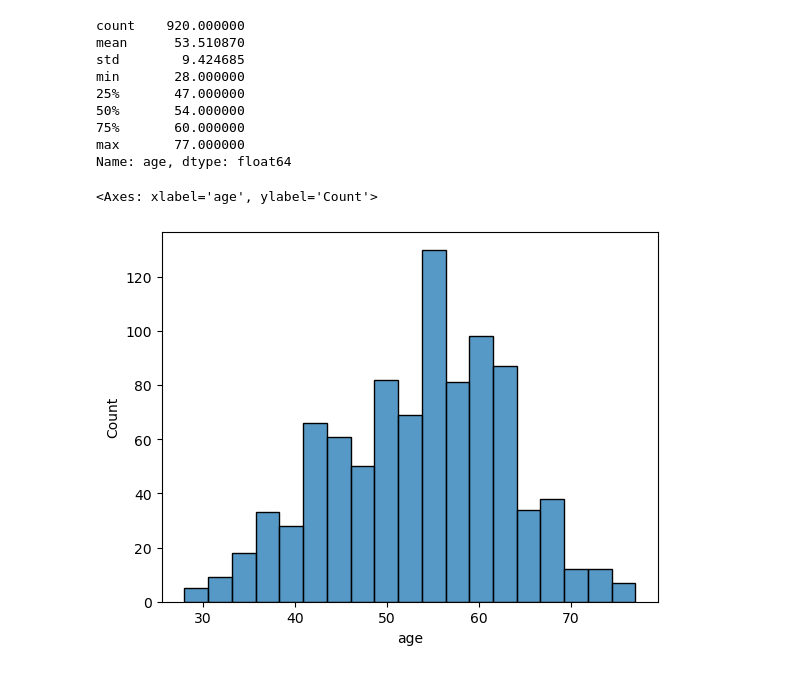
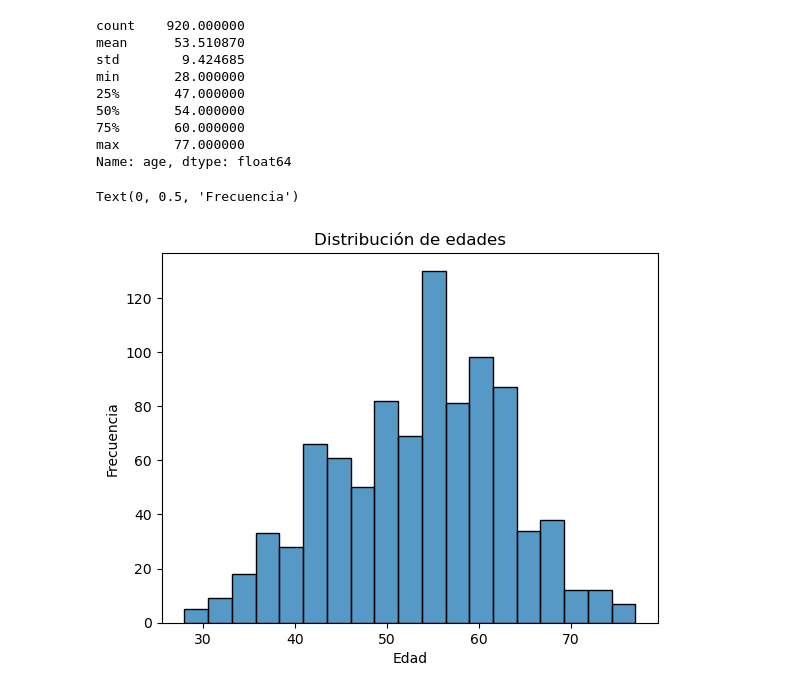
Before and after one commit to EddieRiq/data-science-portfolio, a Jupyter notebook: projects/eda-portfolio/notebooks/01_eda_heart_disease.ipynb, the cells around one changed output. Drawn from its saved outputs; the diff is of its cells as text; code cells hidden in the pictures.

```diff
--- a/projects/eda-portfolio/notebooks/01_eda_heart_disease.ipynb
+++ b/projects/eda-portfolio/notebooks/01_eda_heart_disease.ipynb
@@ -56,6 +56,9 @@ max       77.000000
 Name: age, dtype: float64
 # %%
 sns.histplot(df['age'])
+plt.title("Distribución de edades")
+plt.xlabel("Edad")
+plt.ylabel("Frecuencia")
 # %% [output]
-<Axes: xlabel='age', ylabel='Count'>
+Text(0, 0.5, 'Frecuencia')
-[figure, old version]
+[figure, new version]
```
Also changed, not shown: parts of 7 cells of this notebook.
